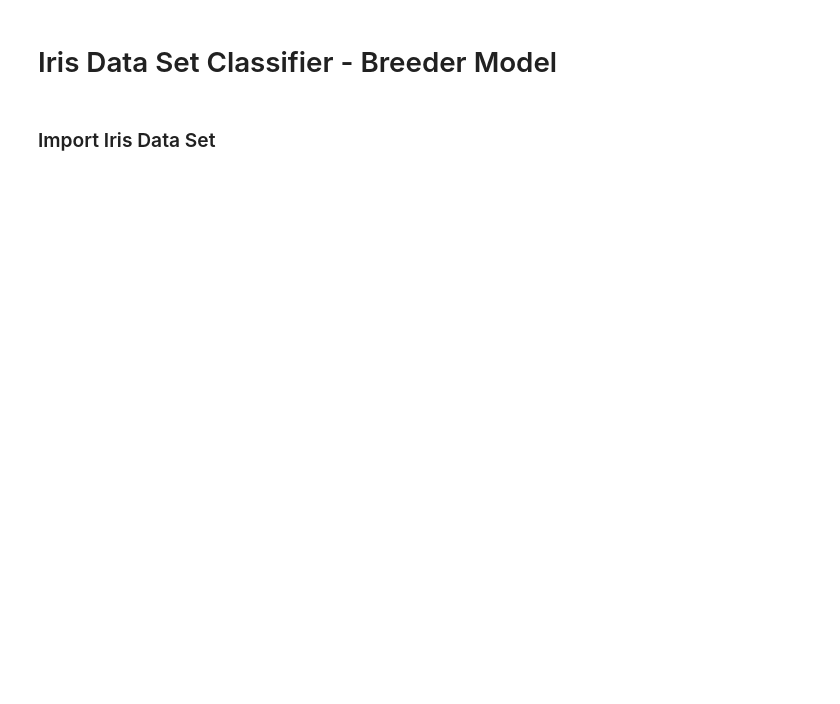
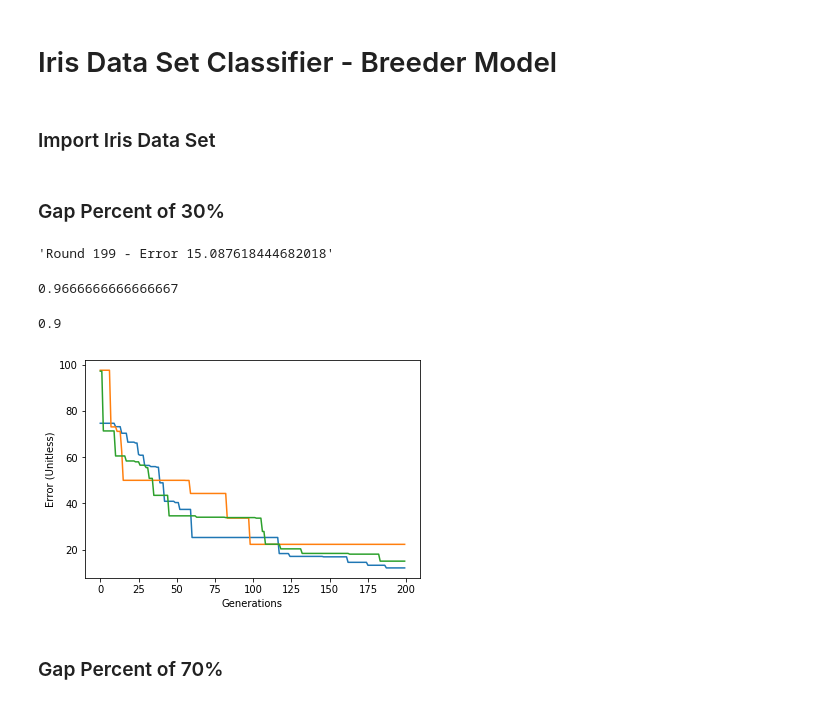
Before and after one commit to MattAlanWright/PyGP, a Jupyter notebook: Iris Data Set Breeder.ipynb, the cells around one changed output. Cells and saved outputs as stored; diff of their text form; code cells hidden in the pictures; blank space fills up the shorter version.

Commit message:
Finished Iris dataset breeder experiment

```diff
--- a/Iris Data Set Breeder.ipynb
+++ b/Iris Data Set Breeder.ipynb
@@ -37,0 +32,59 @@ p.accuracy(train_X, train_y)
+# %%
+template_program = gp.Program(
+     max_initial_instructions = 64,
+     num_registers            = 8,
+     num_inputs               = 4,
+     mutation_rate            = 0.1,
+     max_num_instructions     = 1024,
+     num_classes              = 3
+)
+# %% [markdown]
+### Gap Percent of 30%
+# %%
+programs_30       = []
+history_30        = []
+best_accuracy_30  = 0.0
+best_performer_30 = None
+for i in range(3):
+    p, h = gp.breederSelection(population_size     = 200,
+                               template_program    = template_program,
+                               halting_fitness     = 10.0,
+                               max_num_generations = 200,
+                               gap_percent         = 0.3,
+                               X                   = train_X,
+                               y                   = train_y,
+                               display_fun         = breederDisplayCallback)
+
+    train_acc = p.accuracy(train_X, train_y)
+    test_acc  = p.accuracy(test_X, test_y)
+
+    h['train_acc'] = train_acc
+    h['test_acc']  = test_acc
+
+    programs_30.append(p)
+    history_30.append(h)
+
+    if train_acc > best_accuracy_30 or best_performer_30 == None:
+        best_accuracy_30  = train_acc
+        best_performer_30 = i
+# %% [output]
+'Round 199 - Error 15.087618444682018'
+# %%
+history_30[best_performer_30]['train_acc']
+# %% [output]
+0.9666666666666667
+# %%
+history_30[best_performer_30]['test_acc']
+# %% [output]
+0.9
+# %%
+for i in range(3):
+    error = history_30[i]['error']
+    plt.plot(error)
+plt.xlabel("Generations")
+plt.ylabel("Error (Unitless)")
+plt.show()
+# %% [output]
+[figure, added]
+# %% [markdown]
+### Gap Percent of 70%
```
Also changed, not shown: parts of 10 cells of this notebook.
